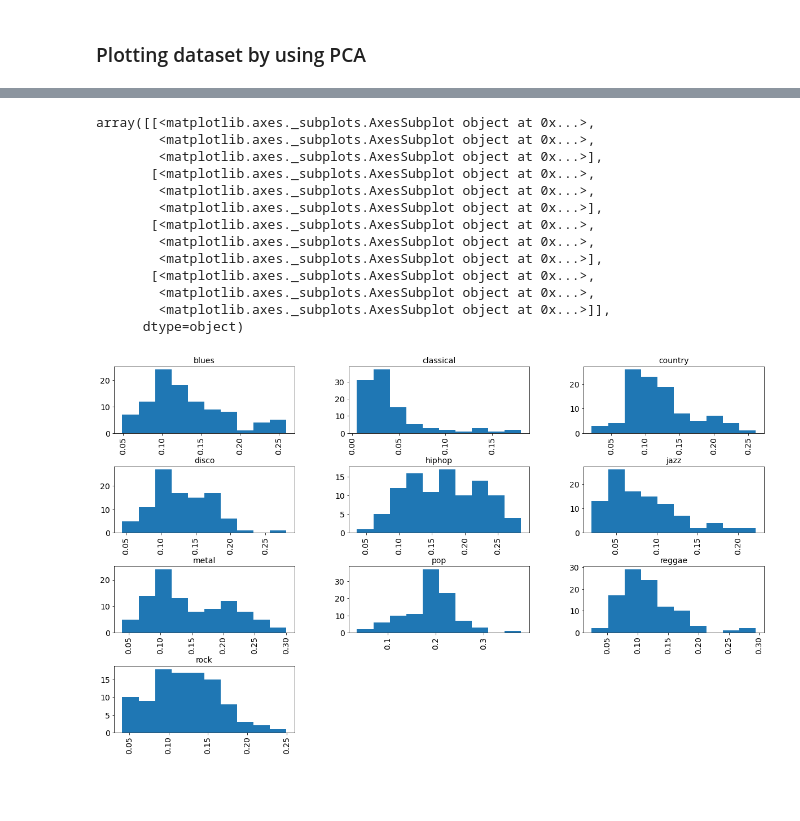
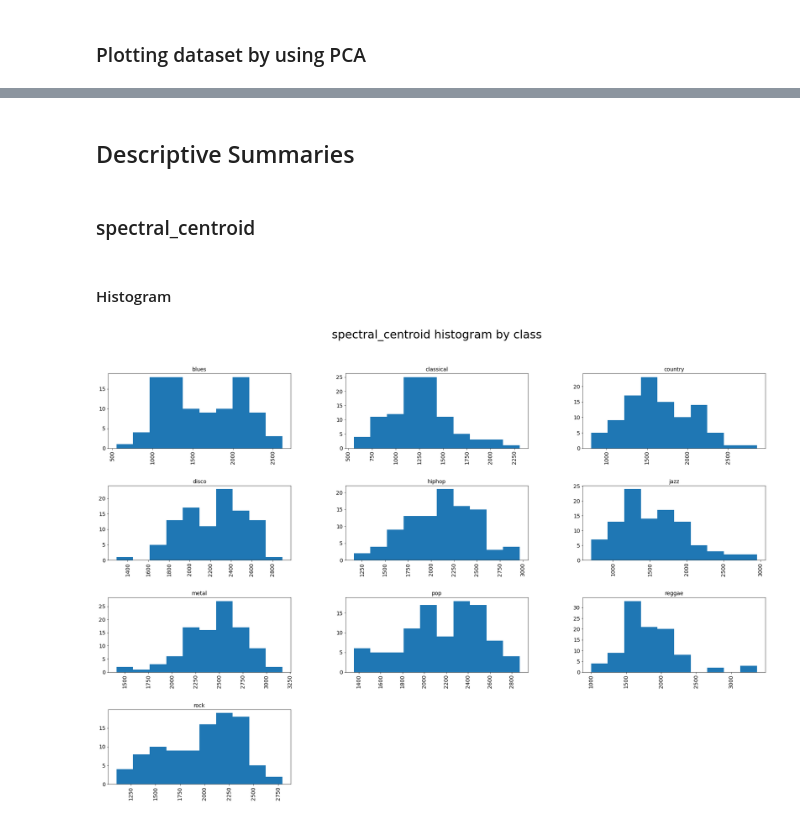
Before and after one commit to andbluedev/Music-Genre-Classification-Notebooks, a Jupyter notebook: Dataset_Analysis.ipynb, the cells around one changed output, grey strips where cells are left out. Cells and saved outputs as stored; diff of their text form; code cells hidden in the pictures; blank space fills up the shorter version.

Commit message:
Added Descriptive Statistics summaries.

```diff
--- a/Dataset_Analysis.ipynb
+++ b/Dataset_Analysis.ipynb
@@ -201,17 +165,15 @@ array([[<matplotlib.axes._subplots.AxesSubplot object at 0x...>,
-# %%
-df["rmse"].hist(by=df['label'], figsize=(20,12))
-# %% [output]
-array([[<matplotlib.axes._subplots.AxesSubplot object at 0x...>,
-        <matplotlib.axes._subplots.AxesSubplot object at 0x...>,
-        <matplotlib.axes._subplots.AxesSubplot object at 0x...>],
-       [<matplotlib.axes._subplots.AxesSubplot object at 0x...>,
-        <matplotlib.axes._subplots.AxesSubplot object at 0x...>,
-        <matplotlib.axes._subplots.AxesSubplot object at 0x...>],
-       [<matplotlib.axes._subplots.AxesSubplot object at 0x...>,
-        <matplotlib.axes._subplots.AxesSubplot object at 0x...>,
-        <matplotlib.axes._subplots.AxesSubplot object at 0x...>],
-       [<matplotlib.axes._subplots.AxesSubplot object at 0x...>,
-        <matplotlib.axes._subplots.AxesSubplot object at 0x...>,
-        <matplotlib.axes._subplots.AxesSubplot object at 0x...>]],
-      dtype=object)
-[figure, removed]
+# %% [markdown]
+## Descriptive Summaries
+# %% [markdown]
+### spectral_centroid
+# %% [markdown]
+#### Histogram
+# %%
+fig, ax = plt.subplots(figsize=(30,20))
+
+df["spectral_centroid"].hist(by=df['label'], figsize=(20,12), ax=ax)
+
+fig.suptitle("spectral_centroid histogram by class", fontsize=30)
+plt.show()
+# %% [output]
+[figure, added]
```
Also changed, not shown: parts of 32 cells of this notebook.
